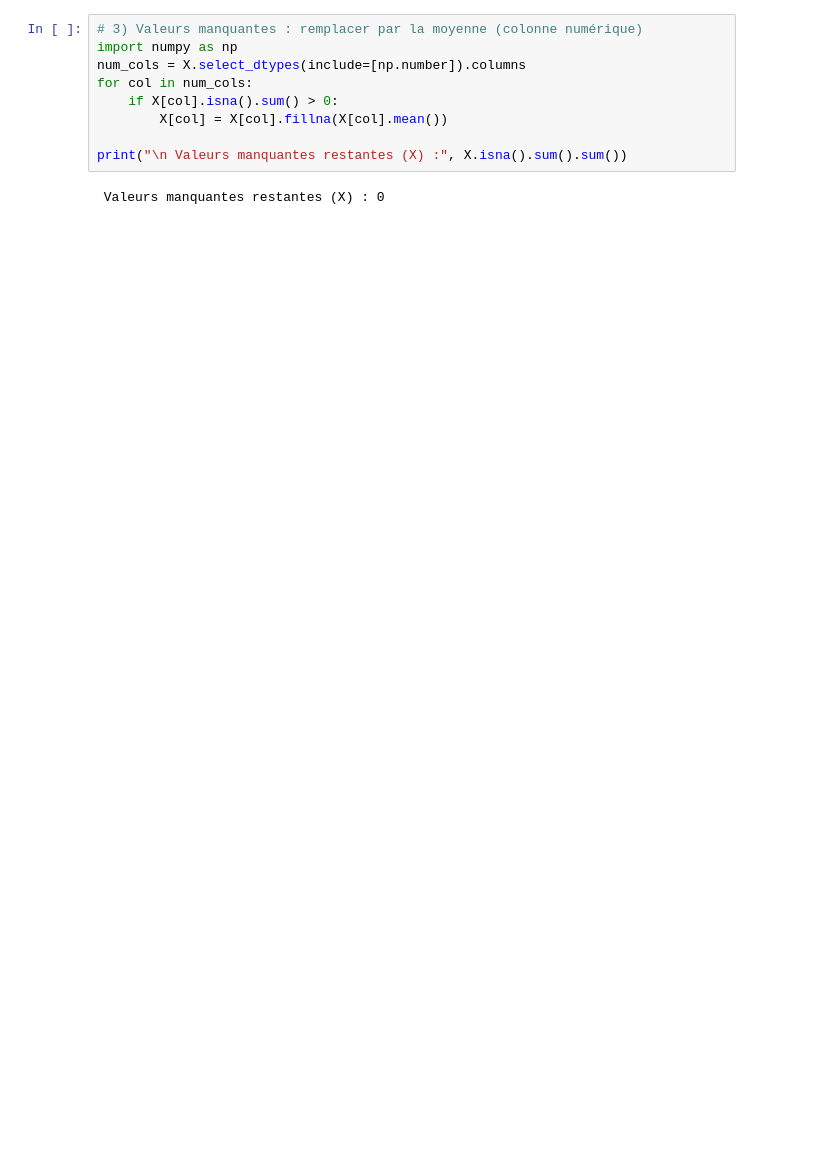
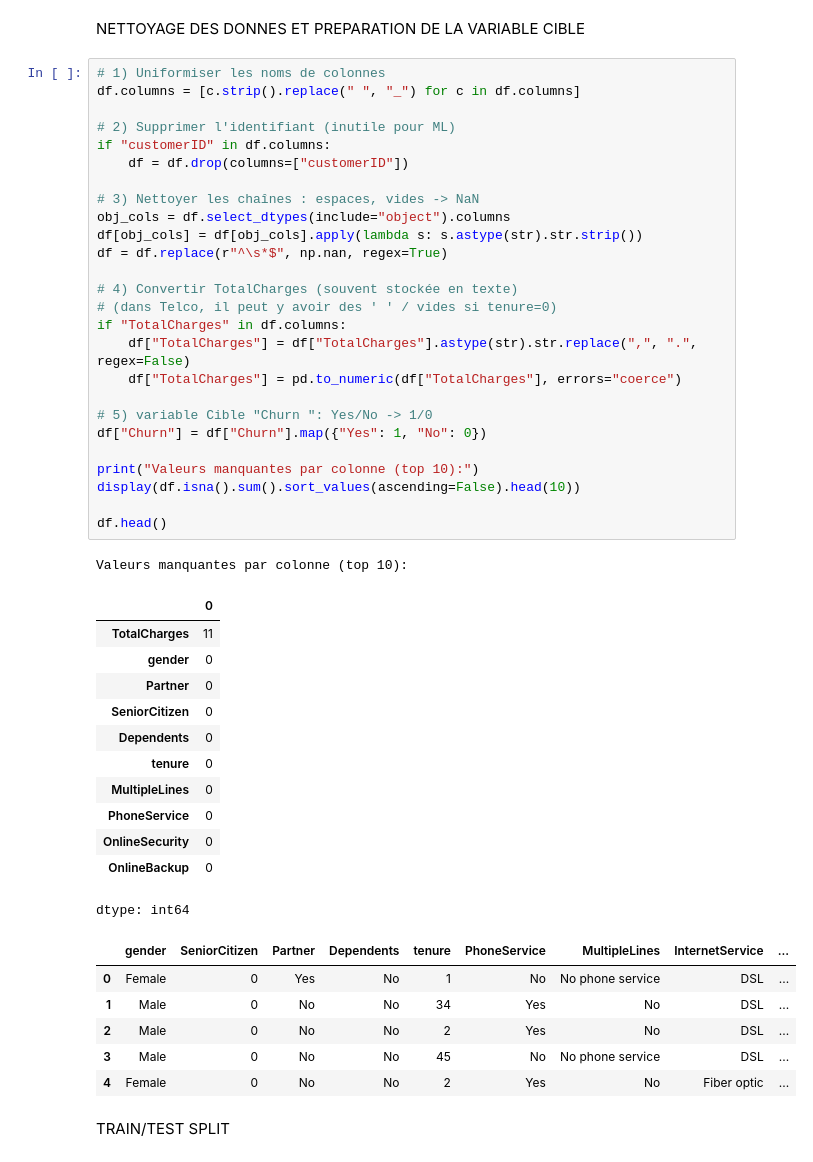
Before and after one commit to homba1999/ML, a Jupyter notebook: Projet churn.ipynb, the cells around one changed output. Cells and saved outputs as stored; diff of their text form; blank space fills up the shorter version.

```diff
--- a/Projet churn.ipynb
+++ b/Projet churn.ipynb
@@ -77,11 +52,50 @@ if pd.Series(y).isna().any():
-# %%
-# 3) Valeurs manquantes : remplacer par la moyenne (colonne numérique)
-import numpy as np
-num_cols = X.select_dtypes(include=[np.number]).columns
-for col in num_cols:
-    if X[col].isna().sum() > 0:
-        X[col] = X[col].fillna(X[col].mean())
-
-print("\n Valeurs manquantes restantes (X) :", X.isna().sum().sum())
-# %% [output]
- Valeurs manquantes restantes (X) : 0
+# %% [markdown]
+NETTOYAGE DES DONNES ET PREPARATION DE LA VARIABLE CIBLE
+# %%
+# 1) Uniformiser les noms de colonnes
+df.columns = [c.strip().replace(" ", "_") for c in df.columns]
+
+# 2) Supprimer l'identifiant (inutile pour ML)
+if "customerID" in df.columns:
+    df = df.drop(columns=["customerID"])
+
+# 3) Nettoyer les chaînes : espaces, vides -> NaN
+obj_cols = df.select_dtypes(include="object").columns
+df[obj_cols] = df[obj_cols].apply(lambda s: s.astype(str).str.strip())
+df = df.replace(r"^\s*$", np.nan, regex=True)
+
+# 4) Convertir TotalCharges (souvent stockée en texte)
+# (dans Telco, il peut y avoir des ' ' / vides si tenure=0)
+if "TotalCharges" in df.columns:
+    df["TotalCharges"] = df["TotalCharges"].astype(str).str.replace(",", ".", regex=False)
+    df["TotalCharges"] = pd.to_numeric(df["TotalCharges"], errors="coerce")
+
+# 5) variable Cible "Churn ": Yes/No -> 1/0
+df["Churn"] = df["Churn"].map({"Yes": 1, "No": 0})
+
+print("Valeurs manquantes par colonne (top 10):")
+display(df.isna().sum().sort_values(ascending=False).head(10))
+
+df.head()
+# %% [output]
+Valeurs manquantes par colonne (top 10):
+|  | 0 |
+| TotalCharges | 11 |
+| gender | 0 |
+| Partner | 0 |
+| SeniorCitizen | 0 |
+| Dependents | 0 |
+| tenure | 0 |
+| MultipleLines | 0 |
+| PhoneService | 0 |
+| OnlineSecurity | 0 |
+| OnlineBackup | 0 |
+dtype: int64
+|  | gender | SeniorCitizen | Partner | Dependents | tenure | PhoneService | MultipleLines | InternetService | ... |
+| 0 | Female | 0 | Yes | No | 1 | No | No phone service | DSL | ... |
+| 1 | Male | 0 | No | No | 34 | Yes | No | DSL | ... |
+| 2 | Male | 0 | No | No | 2 | Yes | No | DSL | ... |
+| 3 | Male | 0 | No | No | 45 | No | No phone service | DSL | ... |
+| 4 | Female | 0 | No | No | 2 | Yes | No | Fiber optic | ... |
+# %% [markdown]
+TRAIN/TEST SPLIT
```
Also changed, not shown: parts of 23 cells of this notebook.
